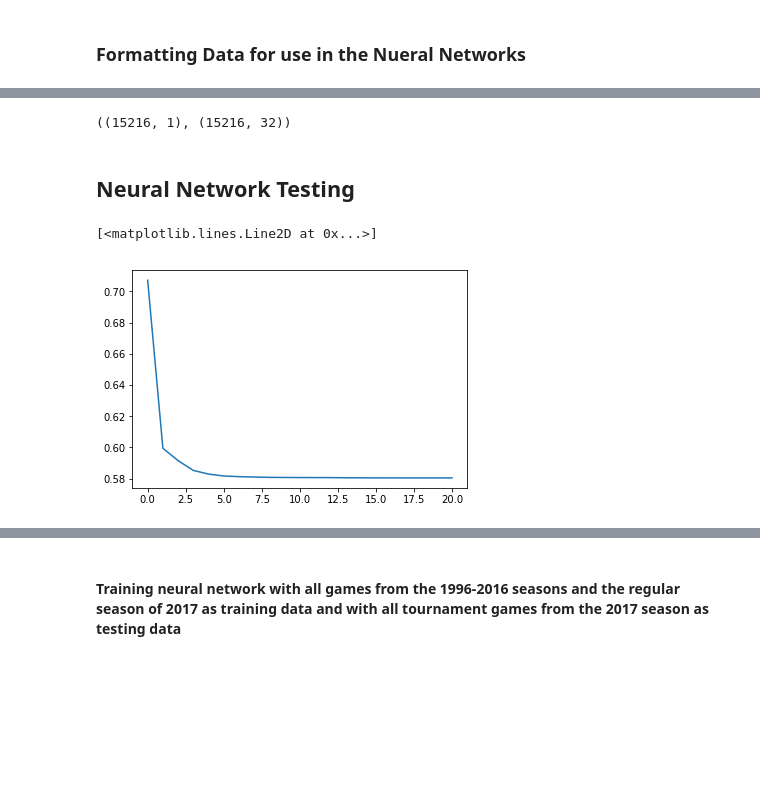
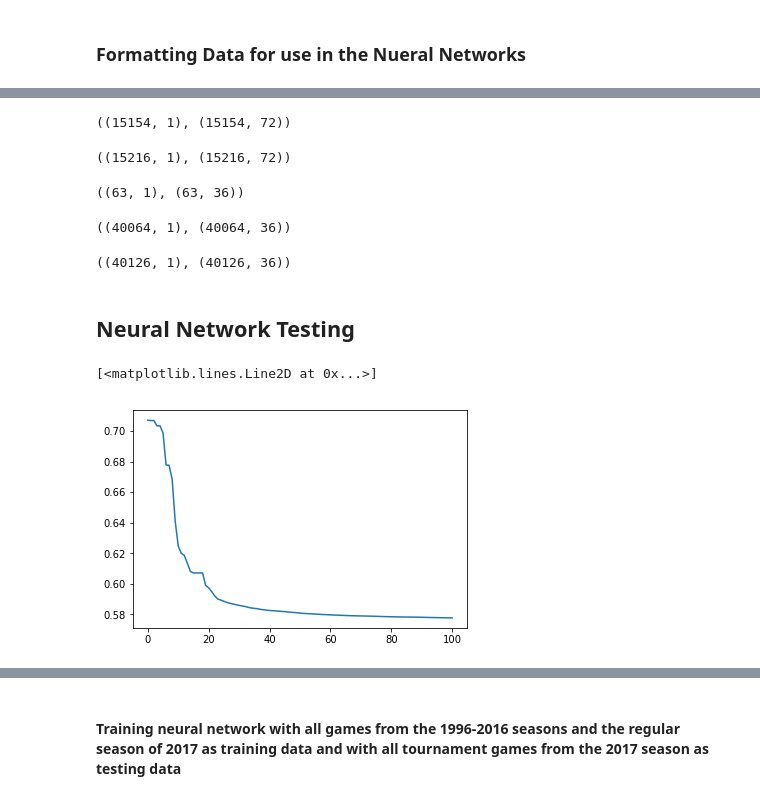
Before and after one commit to AndrewZimmerman/CS440_Project, a Jupyter notebook: NCAATournament_nn.ipynb, the cells around one changed output, grey strips where cells are left out. Drawn from its saved outputs; the diff is of its cells as text; code cells hidden in the pictures; blank space fills up the shorter version.

```diff
--- a/NCAATournament_nn.ipynb
+++ b/NCAATournament_nn.ipynb
@@ -172,6 +143,0 @@ teamYearData['2007']['Virginia Military Institute'][1][4] = average4
-# %%
-trainData = formatData([2010,2017],gameYearData_without2017TourneyData)
-trainTdata = trainData[:,-1]
-trainTdata = np.row_stack(trainTdata)
-trainXdata = trainData[:,0:-1]
-trainTdata.shape, trainXdata.shape
@@ -196,18 +152,50 @@ len(tournamentGameData['2017'])
+# %%
+trainData_from2010 = formatData([2010,2017],gameYearData_without2017TourneyData)
+trainTdata_from2010 = trainData_from2010[:,-1]
+trainTdata_from2010 = np.row_stack(trainTdata_from2010)
+trainXdata_from2010 = trainData_from2010[:,0:-1]
+trainTdata_from2010.shape, trainXdata_from2010.shape
+# %% [output]
+((15154, 1), (15154, 72))
 # %%
-trainAllData = formatData([2010,2017],gameYearData)
-trainAllTdata = trainAllData[:,-1]
-trainAllTdata = np.row_stack(trainAllTdata)
-trainAllXdata = trainAllData[:,0:-1]
-trainAllTdata.shape, trainAllXdata.shape
+trainAllData_from2010 = formatData([2010,2017],gameYearData)
+trainAllTdata_from2010 = trainAllData_from2010[:,-1]
+trainAllTdata_from2010 = np.row_stack(trainAllTdata_from2010)
+trainAllXdata_from2010 = trainAllData_from2010[:,0:-1]
+trainAllTdata_from2010.shape, trainAllXdata_from2010.shape
 # %% [output]
-((15216, 1), (15216, 32))
+((15216, 1), (15216, 72))
+# %%
+testData_from1996 = formatData([2017,2017],tournamentGameData,[23])
+testTdata_from1996 = testData_from1996[:,-1]
+testTdata_from1996 = np.row_stack(testTdata)
+testXdata_from1996 = testData_from1996[:,0:-1]
+testTdata_from1996.shape, testXdata_from1996.shape
+# %% [output]
+((63, 1), (63, 36))
+# %%
+trainData_from1996 = formatData([1996,2017],gameYearData_without2017TourneyData,[23])
+trainTdata_from1996 = trainData_from1996[:,-1]
+trainTdata_from1996 = np.row_stack(trainTdata_from1996)
+trainXdata_from1996 = trainData_from1996[:,0:-1]
+trainTdata_from1996.shape, trainXdata_from1996.shape
+# %% [output]
+((40064, 1), (40064, 36))
+# %%
+trainAllData_from1996 = formatData([1996,2017],gameYearData,[23])
+trainAllTdata_from1996 = trainAllData_from1996[:,-1]
+trainAllTdata_from1996 = np.row_stack(trainAllTdata_from1996)
+trainAllXdata_from1996 = trainAllData_from1996[:,0:-1]
+trainAllTdata_from1996.shape, trainAllXdata_from1996.shape
+# %% [output]
+((40126, 1), (40126, 36))
 # %% [markdown]
 ## Neural Network Testing
 # %%
-nnet = nn.NeuralNetwork(trainXdata.shape[1], [0], trainTdata.shape[1])
-nnet.train(trainXdata, trainTdata, 20)
+nnet = nn.NeuralNetwork(trainXdata.shape[1], [3,3,3,3,3], trainTdata.shape[1])
+nnet.train(trainXdata, trainTdata, 100)
 plt.plot(nnet.getErrorTrace())
 # %% [output]
 [<matplotlib.lines.Line2D at 0x...>]
-[figure, old version]
+[figure, new version]
 # %%
```
Also changed, not shown: parts of 15 cells of this notebook.
